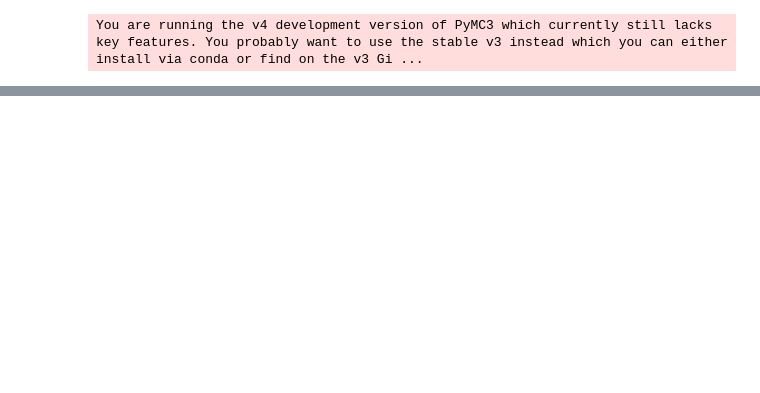
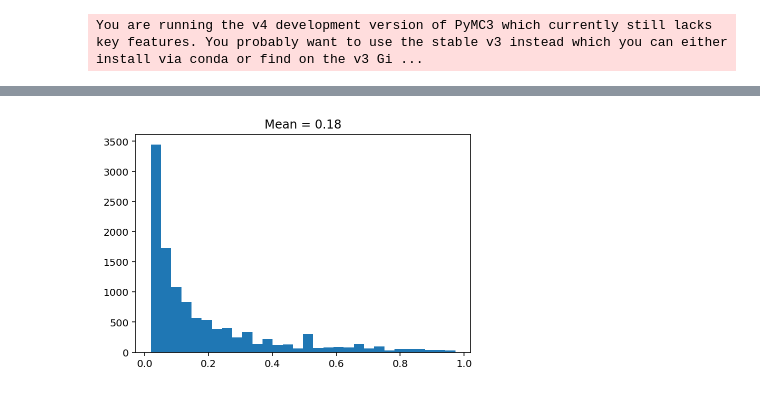
Before and after one commit to larryshamalama/pymc3-playground, a Jupyter notebook: notebooks/step-by-step/dirichlet-process-multiple-dp-samples.ipynb, the cells around one changed output, grey strips where cells are left out. Saved outputs shown, nothing was run; the diff lists cells and outputs as text; code cells hidden in the pictures; blank space fills up the shorter version.

```diff
--- a/notebooks/step-by-step/dirichlet-process-multiple-dp-samples.ipynb
+++ b/notebooks/step-by-step/dirichlet-process-multiple-dp-samples.ipynb
@@ -16,7 +50,8 @@ You are running the v4 development version of PyMC3 which currently still lacks
 # %%
-K = 50; N = 300
-M = 2; mu = 2.
+K = 50; N = 1000
+M = 5; mu = 2.
 rng = np.random.RandomState(seed=34)
+y = rng.normal(loc=2., scale=2., size=[50,])
 # %%
 def generate_weights(M, rng, K):
 
@@ -45,0 +133,13 @@ def create_dp_samples(M, rng, K):
+# %%
+atoms, recovered_betas = create_dp_samples(M, rng, size=[N, K])
+
+with pm.Model(rng_seeder=rng) as model:
+    α = pm.Uniform("α", 0., 10.)
+
+    # K - 1 because the Kth weight is 1 - weights.sum()
+    β = pm.Beta("β", 1., α, observed=recovered_betas)
+    µ = pm.Normal("µ", mu=0., sigma=5.)
+
+    G0 = pm.Normal("G0", mu=µ, sigma=3., observed=atoms)
+
+    posterior = pm.sample(draws=2000, chains=1)
@@ -45,0 +154,5 @@ def create_dp_samples(M, rng, K):
+# %%
+_ = plt.hist(recovered_betas, bins=30)
+_ = plt.title(f"Mean = {recovered_betas.mean():.2f}")
+# %% [output]
+[figure, added]
```
Also changed, not shown: parts of 15 cells of this notebook, 3 other files.
